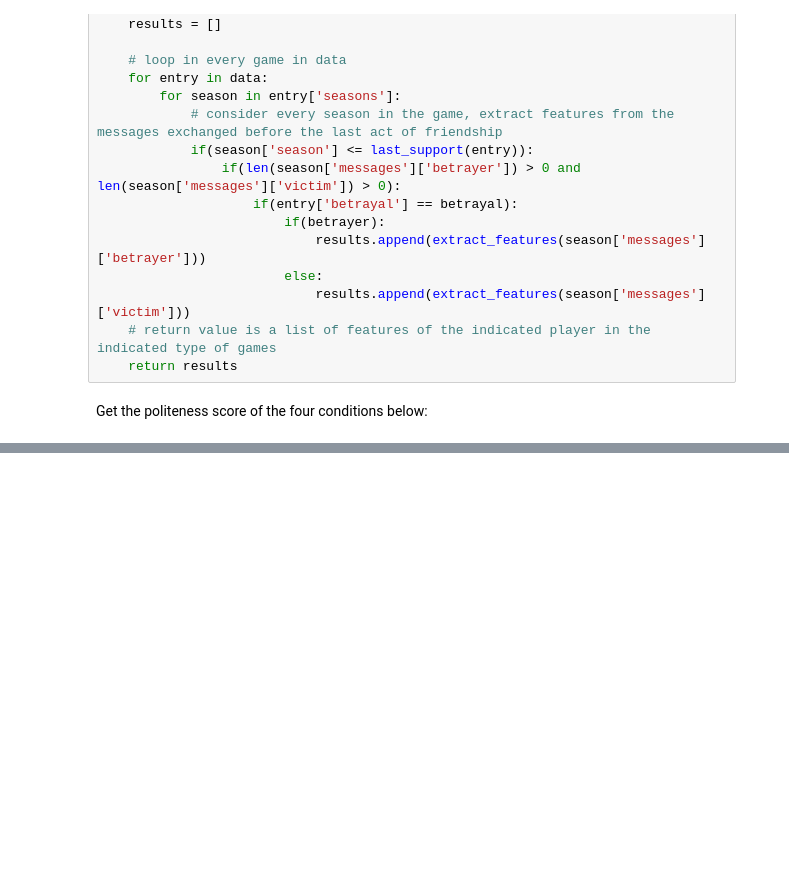
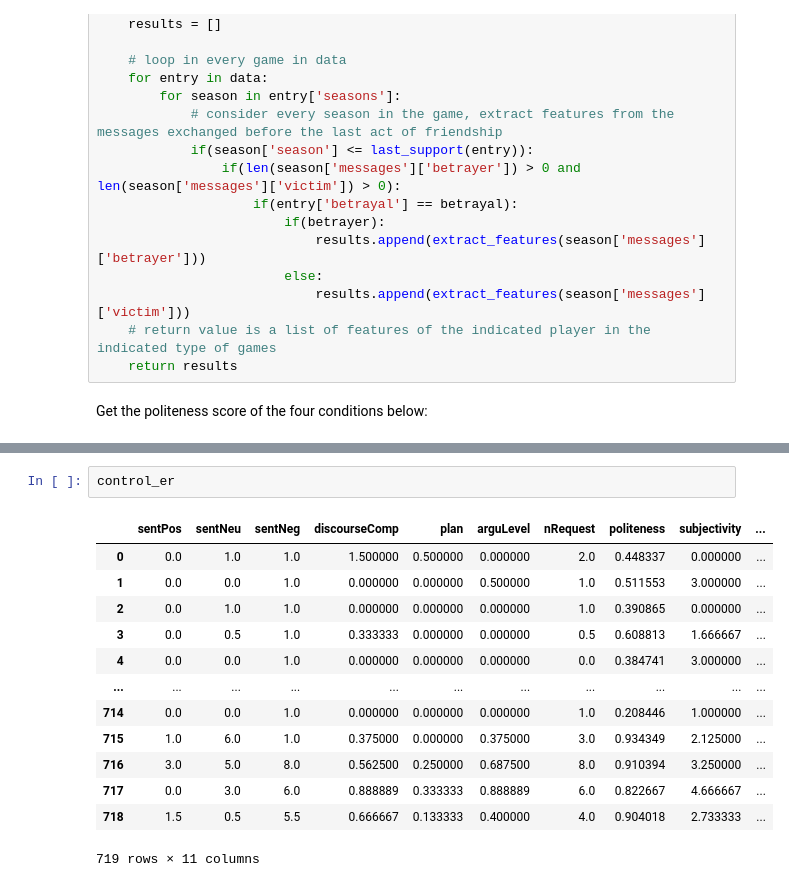
Before and after one commit to epfl-ada/ada-2020-project-milestone-p3-p3_tfpandas, a Jupyter notebook: extension.ipynb, the cells around one changed output, grey strips where cells are left out. Cells and saved outputs as stored; diff of their text form; blank space fills up the shorter version.

```diff
--- a/extension.ipynb
+++ b/extension.ipynb
@@ -162,0 +176,16 @@ betray_er
+# %%
+control_er
+# %% [output]
+|  | sentPos | sentNeu | sentNeg | discourseComp | plan | arguLevel | nRequest | politeness | subjectivity | ... |
+| 0 | 0.0 | 1.0 | 1.0 | 1.500000 | 0.500000 | 0.000000 | 2.0 | 0.448337 | 0.000000 | ... |
+| 1 | 0.0 | 0.0 | 1.0 | 0.000000 | 0.000000 | 0.500000 | 1.0 | 0.511553 | 3.000000 | ... |
+| 2 | 0.0 | 1.0 | 1.0 | 0.000000 | 0.000000 | 0.000000 | 1.0 | 0.390865 | 0.000000 | ... |
+| 3 | 0.0 | 0.5 | 1.0 | 0.333333 | 0.000000 | 0.000000 | 0.5 | 0.608813 | 1.666667 | ... |
+| 4 | 0.0 | 0.0 | 1.0 | 0.000000 | 0.000000 | 0.000000 | 0.0 | 0.384741 | 3.000000 | ... |
+| ... | ... | ... | ... | ... | ... | ... | ... | ... | ... | ... |
+| 714 | 0.0 | 0.0 | 1.0 | 0.000000 | 0.000000 | 0.000000 | 1.0 | 0.208446 | 1.000000 | ... |
+| 715 | 1.0 | 6.0 | 1.0 | 0.375000 | 0.000000 | 0.375000 | 3.0 | 0.934349 | 2.125000 | ... |
+| 716 | 3.0 | 5.0 | 8.0 | 0.562500 | 0.250000 | 0.687500 | 8.0 | 0.910394 | 3.250000 | ... |
+| 717 | 0.0 | 3.0 | 6.0 | 0.888889 | 0.333333 | 0.888889 | 6.0 | 0.822667 | 4.666667 | ... |
+| 718 | 1.5 | 0.5 | 5.5 | 0.666667 | 0.133333 | 0.400000 | 4.0 | 0.904018 | 2.733333 | ... |
+719 rows × 11 columns
```
Also changed, not shown: parts of 5 cells of this notebook.
